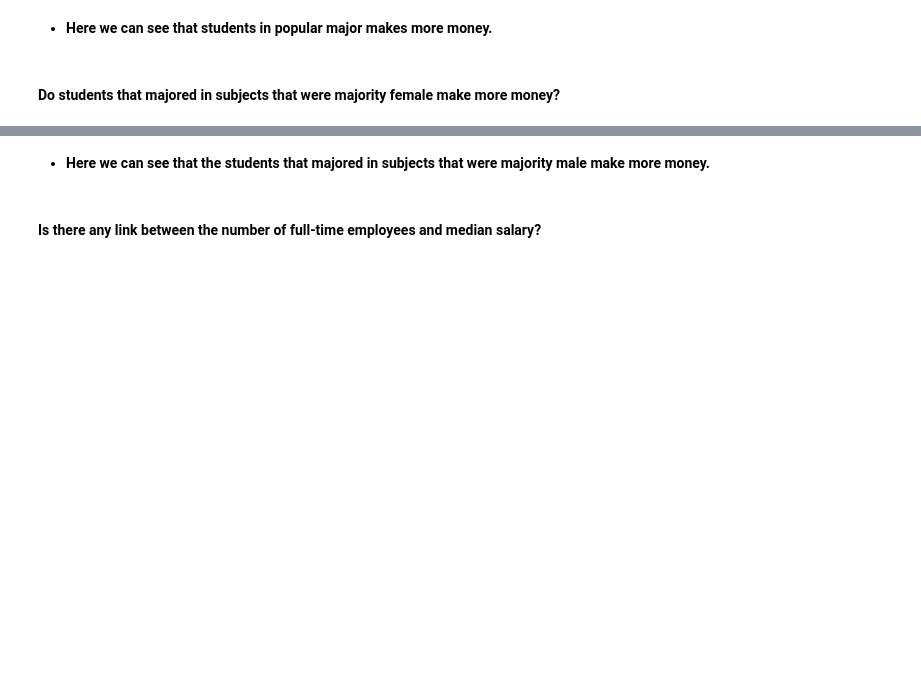
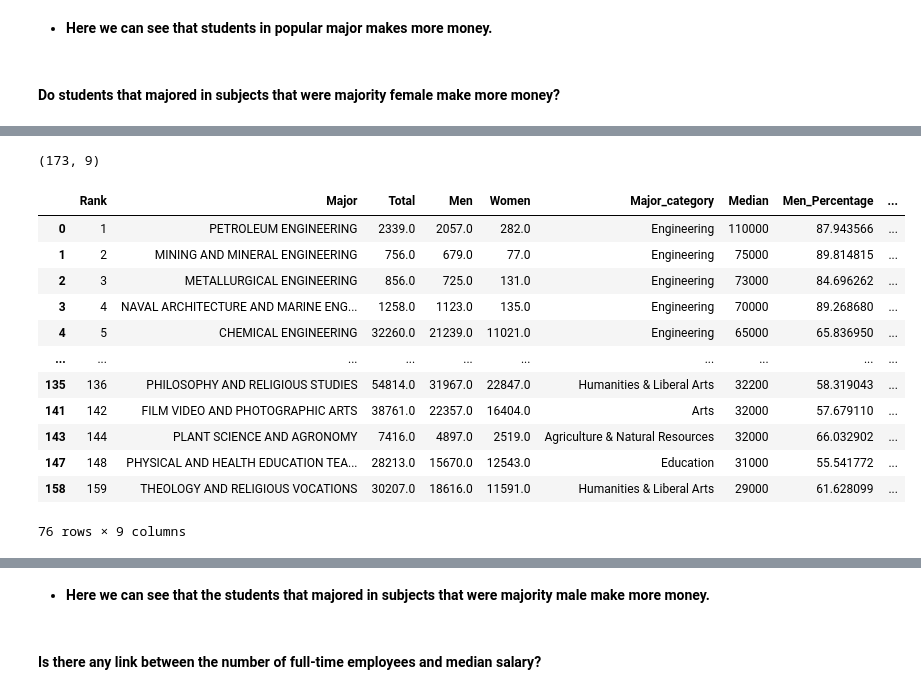
Before and after one commit to tayyabsarfraz/Introduction-to-Data-Analyst-and-Data-Science, a Jupyter notebook: Module no 02- Python for Data Scientists/02 - Pandas for Data Scientists/Lec-2.10(Pandas-01-From-Python-Dictionary-to-Pandas-Dataframe).ipynb, the cells around one changed output, grey strips where cells are left out. Cells and saved outputs as stored; diff of their text form; code cells hidden in the pictures; blank space fills up the shorter version.

```diff
--- a/Module no 02- Python for Data Scientists/02 - Pandas for Data Scientists/Lec-2.10(Pandas-01-From-Python-Dictionary-to-Pandas-Dataframe).ipynb
+++ b/Module no 02- Python for Data Scientists/02 - Pandas for Data Scientists/Lec-2.10(Pandas-01-From-Python-Dictionary-to-Pandas-Dataframe).ipynb
@@ -706,0 +879,20 @@ new_recent_grads.head(10)
+# %%
+new_recent_grads.shape
+# %% [output]
+(173, 9)
+# %%
+new_recent_grads[new_recent_grads.Men_Percentage > new_recent_grads.Women_Percentage]
+# %% [output]
+|  | Rank | Major | Total | Men | Women | Major_category | Median | Men_Percentage | ... |
+| 0 | 1 | PETROLEUM ENGINEERING | 2339.0 | 2057.0 | 282.0 | Engineering | 110000 | 87.943566 | ... |
+| 1 | 2 | MINING AND MINERAL ENGINEERING | 756.0 | 679.0 | 77.0 | Engineering | 75000 | 89.814815 | ... |
+| 2 | 3 | METALLURGICAL ENGINEERING | 856.0 | 725.0 | 131.0 | Engineering | 73000 | 84.696262 | ... |
+| 3 | 4 | NAVAL ARCHITECTURE AND MARINE ENG... | 1258.0 | 1123.0 | 135.0 | Engineering | 70000 | 89.268680 | ... |
+| 4 | 5 | CHEMICAL ENGINEERING | 32260.0 | 21239.0 | 11021.0 | Engineering | 65000 | 65.836950 | ... |
+| ... | ... | ... | ... | ... | ... | ... | ... | ... | ... |
+| 135 | 136 | PHILOSOPHY AND RELIGIOUS STUDIES | 54814.0 | 31967.0 | 22847.0 | Humanities & Liberal Arts | 32200 | 58.319043 | ... |
+| 141 | 142 | FILM VIDEO AND PHOTOGRAPHIC ARTS | 38761.0 | 22357.0 | 16404.0 | Arts | 32000 | 57.679110 | ... |
+| 143 | 144 | PLANT SCIENCE AND AGRONOMY | 7416.0 | 4897.0 | 2519.0 | Agriculture & Natural Resources | 32000 | 66.032902 | ... |
+| 147 | 148 | PHYSICAL AND HEALTH EDUCATION TEA... | 28213.0 | 15670.0 | 12543.0 | Education | 31000 | 55.541772 | ... |
+| 158 | 159 | THEOLOGY AND RELIGIOUS VOCATIONS | 30207.0 | 18616.0 | 11591.0 | Humanities & Liberal Arts | 29000 | 61.628099 | ... |
+76 rows × 9 columns
```
Also changed, not shown: parts of 13 cells of this notebook.
